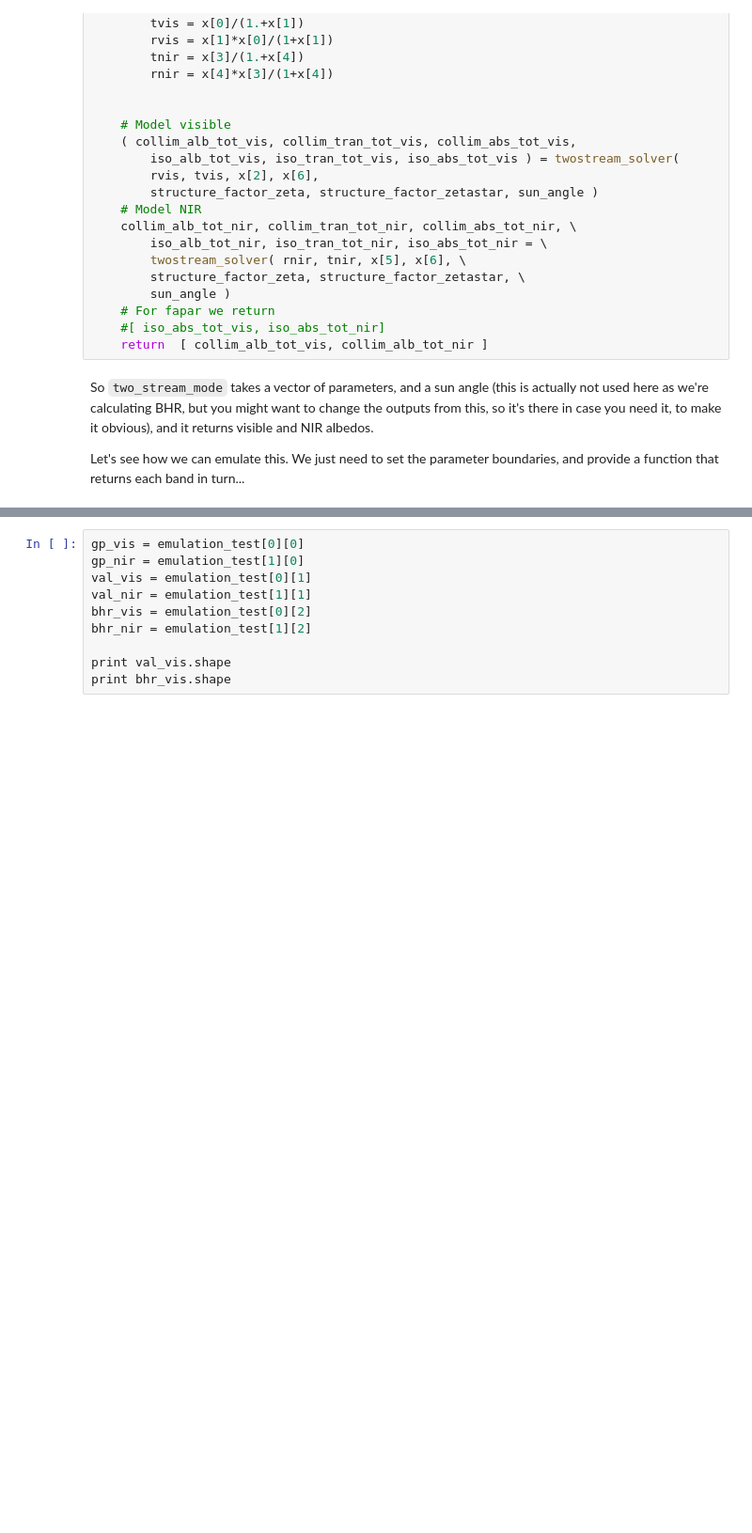
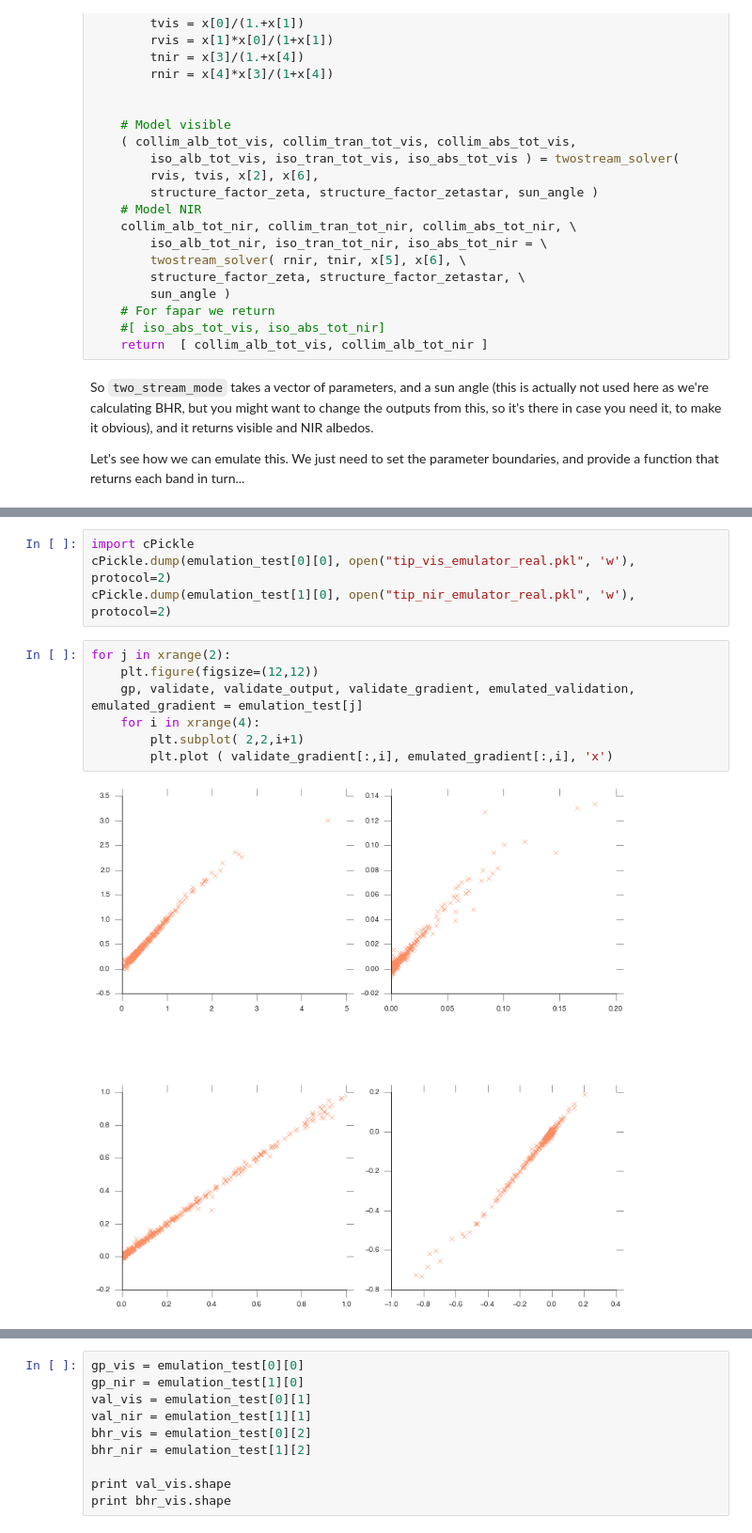
Before and after one commit to jgomezdans/two_stream, a Jupyter notebook: 02-Linearising_the_TIP.ipynb, the cells around one changed output, grey strips where cells are left out. Shown: that part at 94% size. Cells and saved outputs as stored; diff of their text form; blank space fills up the shorter version.

```diff
--- a/02-Linearising_the_TIP.ipynb
+++ b/02-Linearising_the_TIP.ipynb
@@ -151,0 +195,13 @@ axs[1].set_xlabel ( "TIP albedo NIR [-]")
+# %%
+import cPickle
+cPickle.dump(emulation_test[0][0], open("tip_vis_emulator_real.pkl", 'w'), protocol=2)
+cPickle.dump(emulation_test[1][0], open("tip_nir_emulator_real.pkl", 'w'), protocol=2)
+# %%
+for j in xrange(2):
+    plt.figure(figsize=(12,12))
+    gp, validate, validate_output, validate_gradient, emulated_validation, emulated_gradient = emulation_test[j]
+    for i in xrange(4):
+        plt.subplot( 2,2,i+1)
+        plt.plot ( validate_gradient[:,i], emulated_gradient[:,i], 'x')
+# %% [output]
+[figure, added]
```
Also changed, not shown: parts of 4 cells of this notebook, 2 other files.
